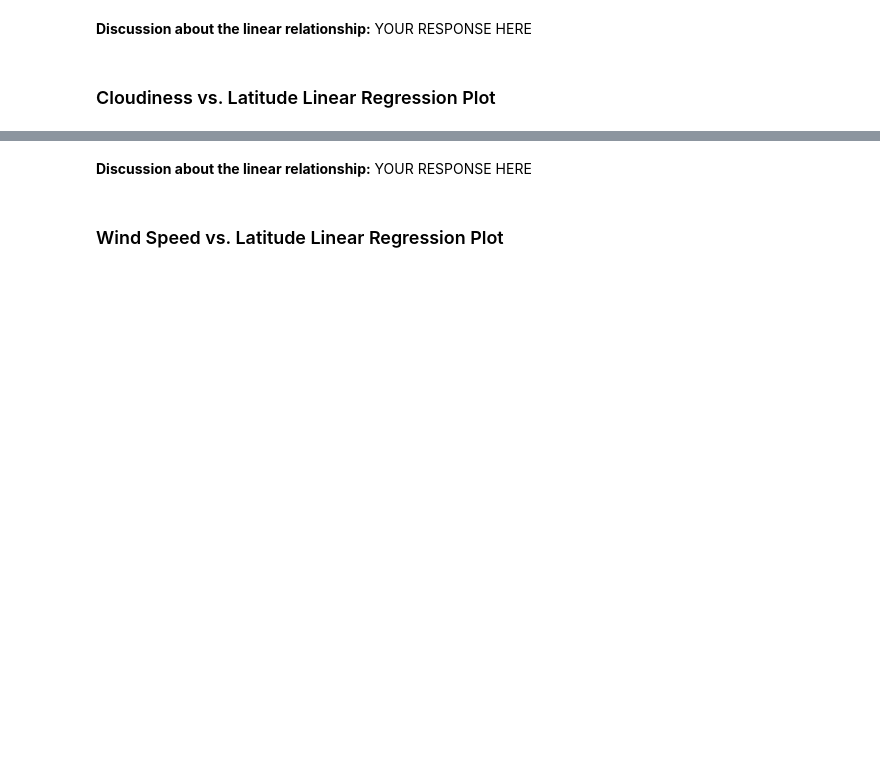
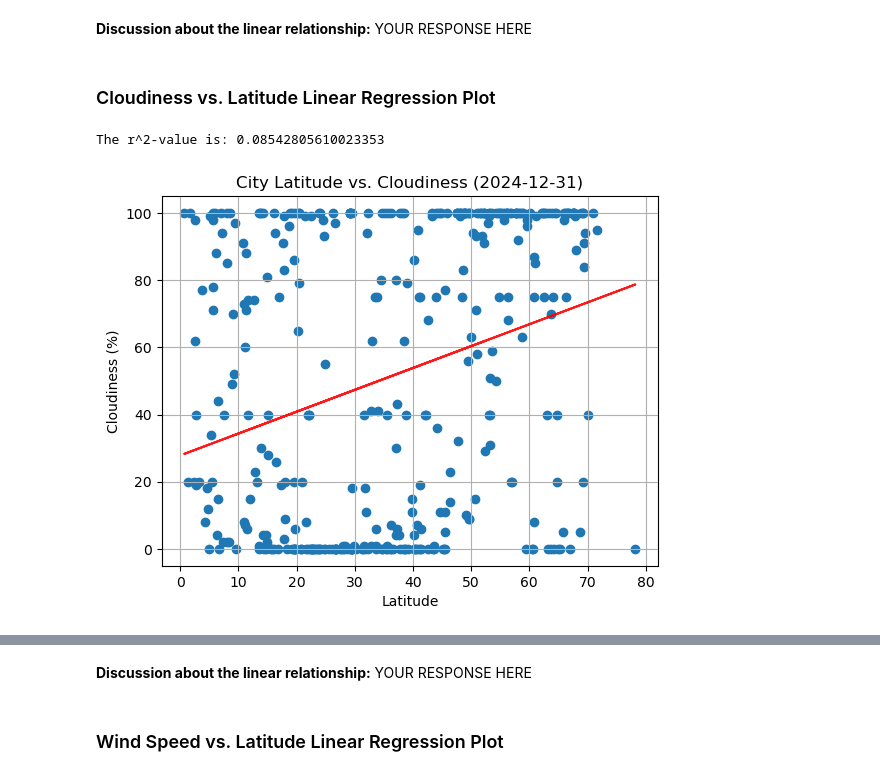
Before and after one commit to Neelka96/python-api-challenge, a Jupyter notebook: WeatherPy/WeatherPy.ipynb, the cells around one changed output, grey strips where cells are left out. Saved outputs shown, nothing was run; the diff lists cells and outputs as text; code cells hidden in the pictures; blank space fills up the shorter version.

```diff
--- a/WeatherPy/WeatherPy.ipynb
+++ b/WeatherPy/WeatherPy.ipynb
@@ -286,0 +295,7 @@ The r^2-value is: -0.8585962881070328
+# %%
+# Northern Hemisphere
+gcs.r_plot(hemi_north_df, 'Lat', 'Cloudiness')
+gcs.plt.show()
+# %% [output]
+The r^2-value is: 0.08542805610023353
+[figure, added]
```
Also changed, not shown: parts of 19 cells of this notebook, 1 other file.
